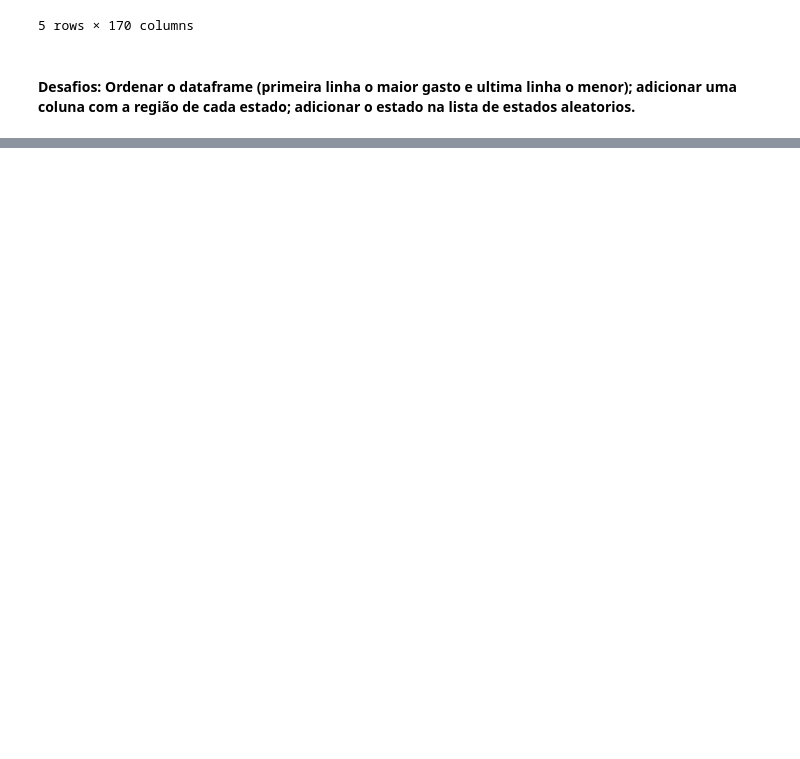
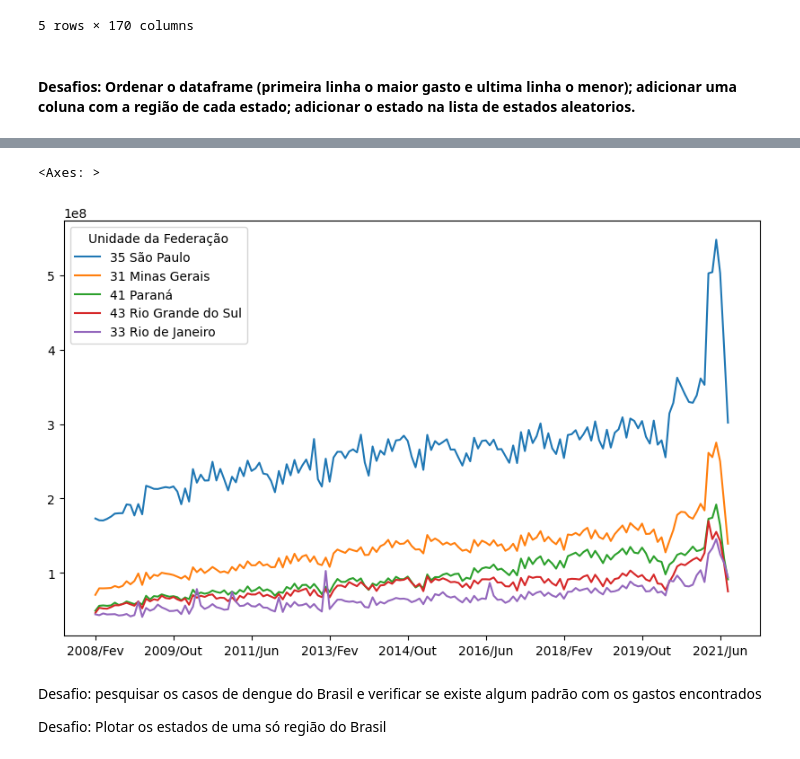
Before and after one commit to jessibmoura/DataAnalysis_Exploration, a Jupyter notebook: AnaliseExploratoriaDados/ProducaoHospitalar.ipynb, the cells around one changed output, grey strips where cells are left out. Cells and saved outputs as stored; diff of their text form; code cells hidden in the pictures; blank space fills up the shorter version.

```diff
--- a/AnaliseExploratoriaDados/ProducaoHospitalar.ipynb
+++ b/AnaliseExploratoriaDados/ProducaoHospitalar.ipynb
@@ -257,0 +283,12 @@ data_usaveis.head()
+# %%
+colunas_interessadas = ordenados_por_total.columns[6:]
+ordenados_por_total = ordenados_por_total[colunas_interessadas]
+# %%
+ordenados_por_total.head(5).T.plot(figsize=(10,6))
+# %% [output]
+<Axes: >
+[figure, added]
+# %% [markdown]
+Desafio: pesquisar os casos de dengue do Brasil e verificar se existe algum padrão com os gastos encontrados
+
+Desafio: Plotar os estados de uma só região do Brasil
```
Also changed, not shown: parts of 5 cells of this notebook, 36 other files.
